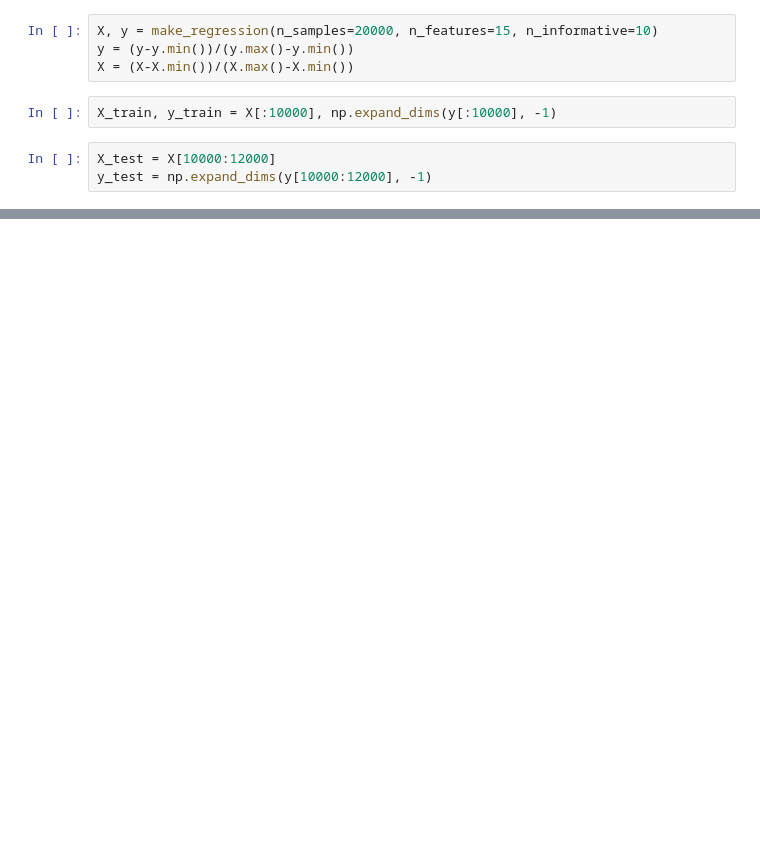
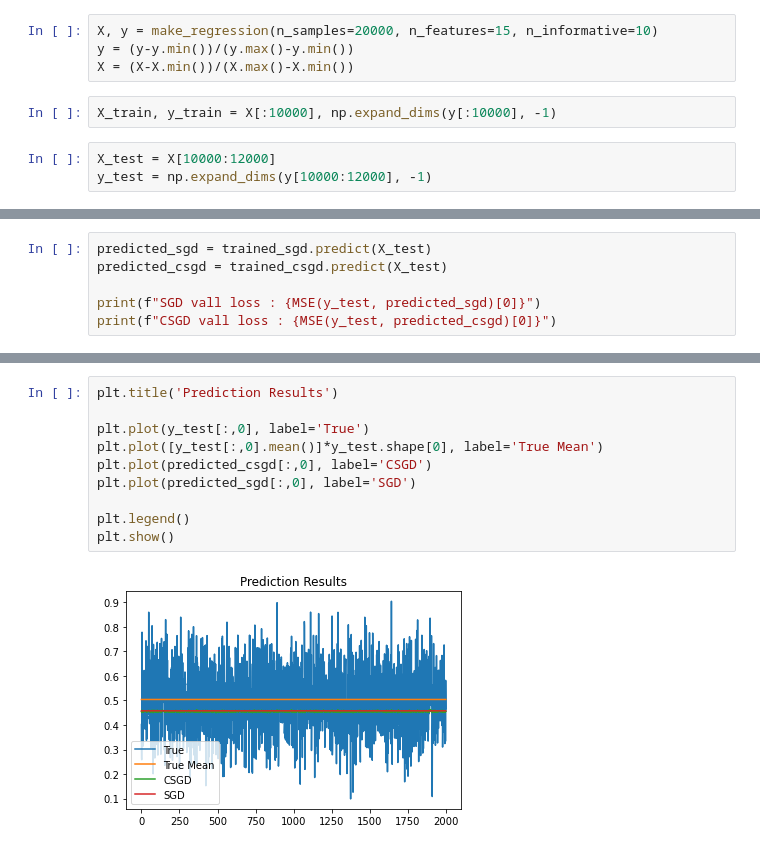
Before and after one commit to tupoylogin/Neural_Net_Genetic_Alg, a Jupyter notebook: Untitled.ipynb, the cells around one changed output, grey strips where cells are left out. Cells and saved outputs as stored; diff of their text form; blank space fills up the shorter version.

```diff
--- a/Untitled.ipynb
+++ b/Untitled.ipynb
@@ -93,0 +76,6 @@ sns.lineplot(x=np.linspace(0,1, len(y_test)), y=y_test.ravel())
+# %%
+predicted_sgd = trained_sgd.predict(X_test)
+predicted_csgd = trained_csgd.predict(X_test)
+
+print(f"SGD vall loss : {MSE(y_test, predicted_sgd)[0]}")
+print(f"CSGD vall loss : {MSE(y_test, predicted_csgd)[0]}")
@@ -93,0 +85,12 @@ sns.lineplot(x=np.linspace(0,1, len(y_test)), y=y_test.ravel())
+# %%
+plt.title('Prediction Results')
+
+plt.plot(y_test[:,0], label='True')
+plt.plot([y_test[:,0].mean()]*y_test.shape[0], label='True Mean')
+plt.plot(predicted_csgd[:,0], label='CSGD')
+plt.plot(predicted_sgd[:,0], label='SGD')
+
+plt.legend()
+plt.show()
+# %% [output]
+[figure, added]
```
Also changed, not shown: parts of 12 cells of this notebook, 2 other files.
